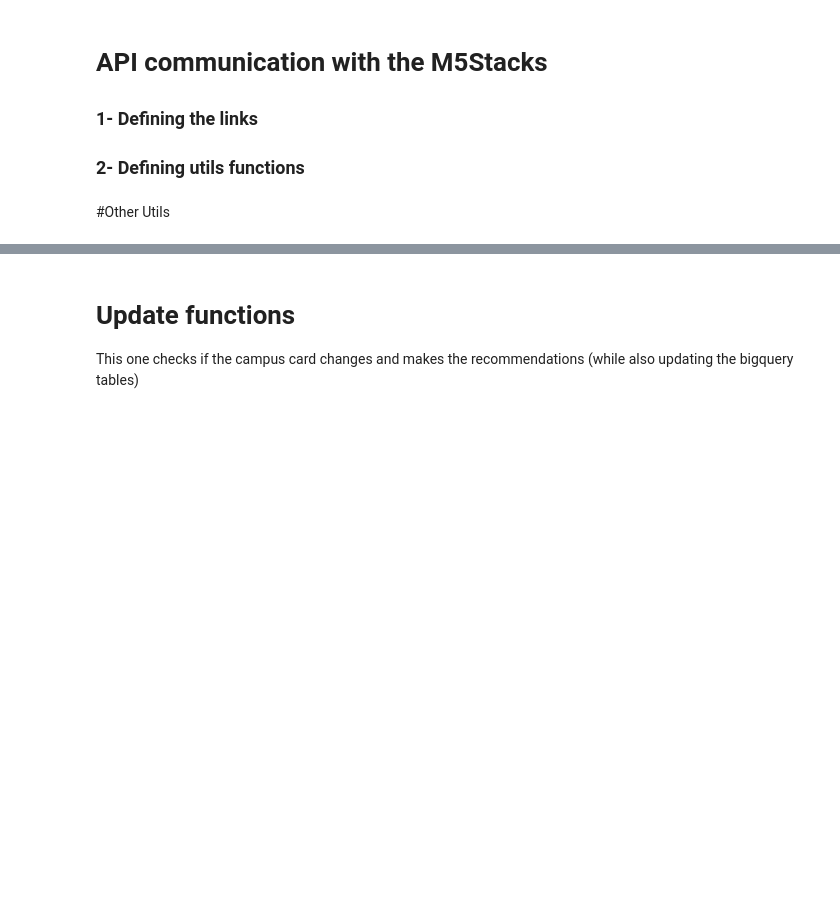
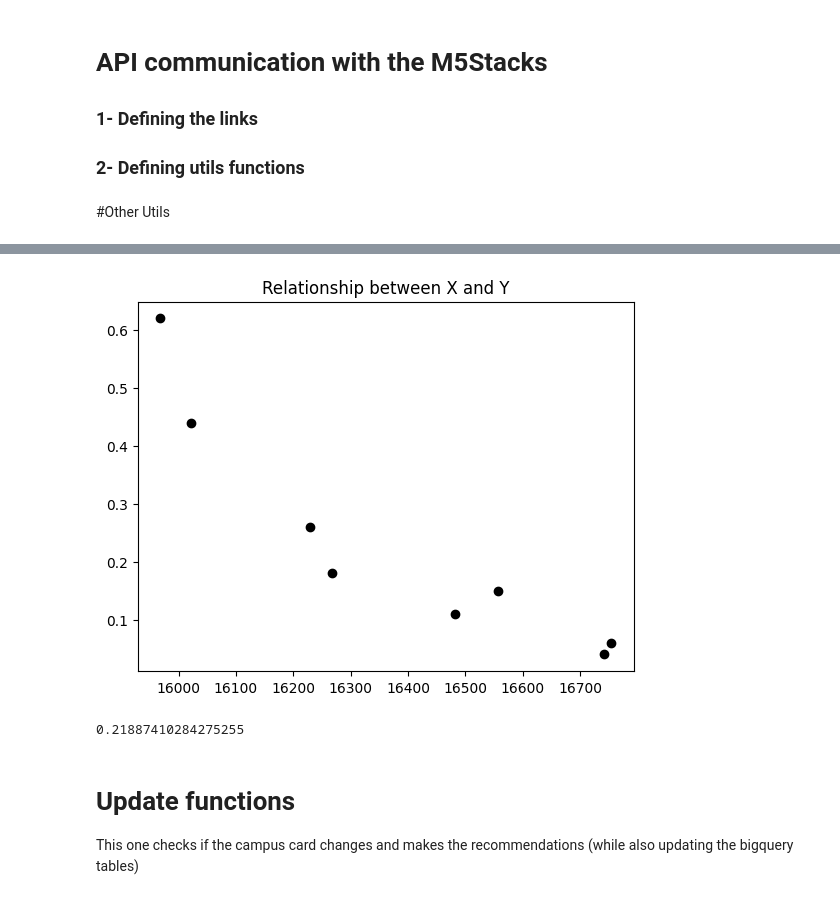
Before and after one commit to Stergios-Konstantinidis/CAA, a Jupyter notebook: functions_and_update.ipynb, the cells around one changed output, grey strips where cells are left out. Cells and saved outputs as stored; diff of their text form; code cells hidden in the pictures; blank space fills up the shorter version.

Commit message:
#Stergios made the adjustments for the LR fit regarding our ethanol calibration

```diff
--- a/functions_and_update.ipynb
+++ b/functions_and_update.ipynb
@@ -244,0 +250,9 @@ TypeError: ignored
+# %%
+def get_train_dataTruth_and_Measured():
+  querry = """select ground_truth as truth, measurement as measurements from projetalcohol.calibration_data where ground_truth != 0 order by ground_truth asc"""
+  query_job = client.query(querry)
+  true_vals = query_job.to_dataframe()['truth'].to_list()
+  measured_vals = query_job.to_dataframe()['measurements'].to_list()
+  return measured_vals, true_vals
+
+get_train_dataTruth_and_Measured()
@@ -346,4 +365,23 @@ def recommend_drink(user, alcohol_level, max_level = 0): #c'est quoi alcohol_lev
   return recommend_triple
 
 #recommend_drink("8844220ee",0.12)
+# %%
+from sklearn import linear_model
+import matplotlib.pyplot as plt
+
+regr = linear_model.LinearRegression()
+X,y = get_train_dataTruth_and_Measured()
+X = numpy.array(X).reshape(-1, 1)
+y = numpy.array(y).reshape(-1, 1)
+if verboser == True:
+  plt.title('Relationship between X and Y')
+  plt.scatter(X, y,  color='black')
+  plt.show()
+lm = linear_model.LinearRegression()
+lm.fit(X, y)
+
+lm.predict(numpy.array([16400]).reshape(-1, 1))[0][0]
+# %% [output]
+[figure, added]
+0.21887410284275255
 # %%
```
Also changed, not shown: parts of 6 cells of this notebook.
